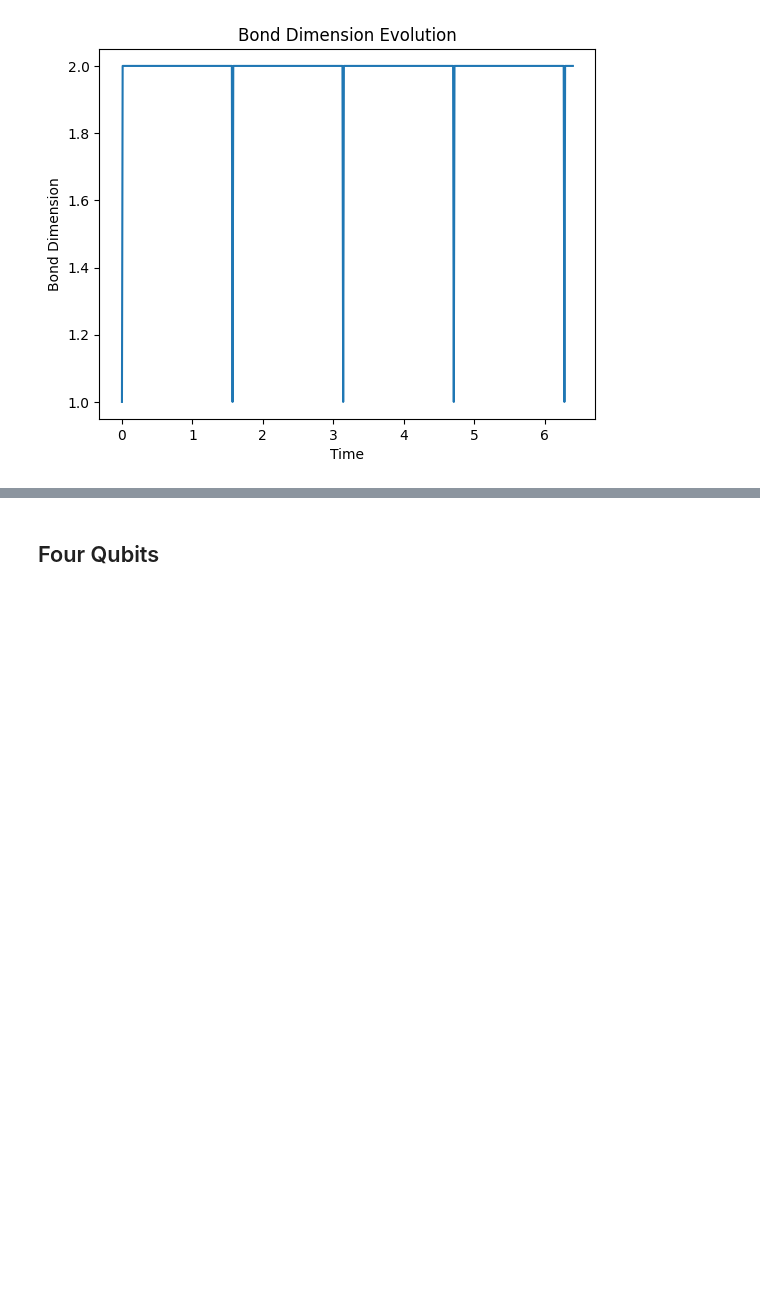
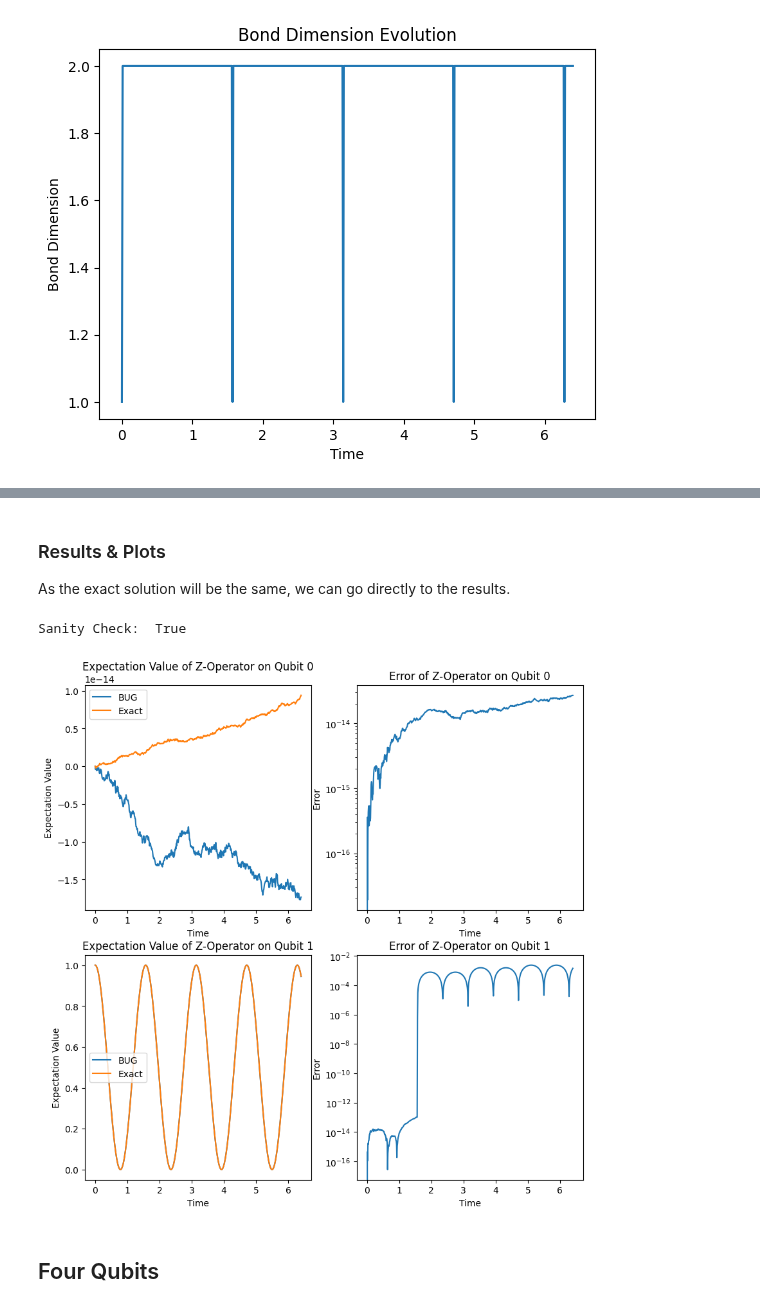
Before and after one commit to Drachier/PyTreeNet, a Jupyter notebook: example_notebooks/bug/small_system_bug.ipynb, the cells around one changed output, grey strips where cells are left out. Cells and saved outputs as stored; diff of their text form; code cells hidden in the pictures; blank space fills up the shorter version.

```diff
--- a/example_notebooks/bug/small_system_bug.ipynb
+++ b/example_notebooks/bug/small_system_bug.ipynb
@@ -224,3 +256,52 @@ show()
+# %%
+tt_bug = BUG(tt_ttns, tt_ttno, time_step_size, final_time, tq_ops, config=config)
+# %%
+tt_bug.run()
+# %% [markdown]
+### Results & Plots
+As the exact solution will be the same, we can go directly to the results.
+# %%
+times = tt_bug.times()
+# %%
+print("Sanity Check: ", tt_bug.results_real())
+tt_results0 = tt_bug.operator_result(qubit0_id, realise=True)
+tt_results1 = tt_bug.operator_result(qubit1_id, realise=True)
+tq_exact_results0 = tq_exact.operator_result(qubit0_id, realise=True)
+tq_exact_results1 = tq_exact.operator_result(qubit1_id, realise=True)
+tt_error0 = npabs(tt_results0 - tq_exact_results0)
+tt_error1 = npabs(tt_results1 - tq_exact_results1)
+# %% [output]
+Sanity Check:  True
+# %%
+fig, axs = subplots(2,2, figsize=(10, 10))
+
+axs[0,0].plot(times, tt_results0, label="BUG")
+axs[0,0].plot(times, tq_exact_results0, label="Exact")
+axs[0,0].set_xlabel("Time")
+axs[0,0].set_ylabel("Expectation Value")
+axs[0,0].set_title("Expectation Value of Z-Operator on Qubit 0")
+axs[0,0].legend()
+
+axs[1,0].plot(times, tt_results1, label="BUG")
+axs[1,0].plot(times, tq_exact_results1, label="Exact")
+axs[1,0].set_xlabel("Time")
+axs[1,0].set_ylabel("Expectation Value")
+axs[1,0].set_title("Expectation Value of Z-Operator on Qubit 1")
+axs[1,0].legend()
+
+axs[0,1].semilogy(times, tt_error0)
+axs[0,1].set_xlabel("Time")
+axs[0,1].set_ylabel("Error")
+axs[0,1].set_title("Error of Z-Operator on Qubit 0")
+
+axs[1,1].semilogy(times, tt_error1)
+axs[1,1].set_xlabel("Time")
+axs[1,1].set_ylabel("Error")
+axs[1,1].set_title("Error of Z-Operator on Qubit 1")
+
+show()
+# %% [output]
+[figure, added]
 # %% [markdown]
 ## Four Qubits
 # %% [markdown]
```
Also changed, not shown: parts of 4 cells of this notebook, 1 other file.
